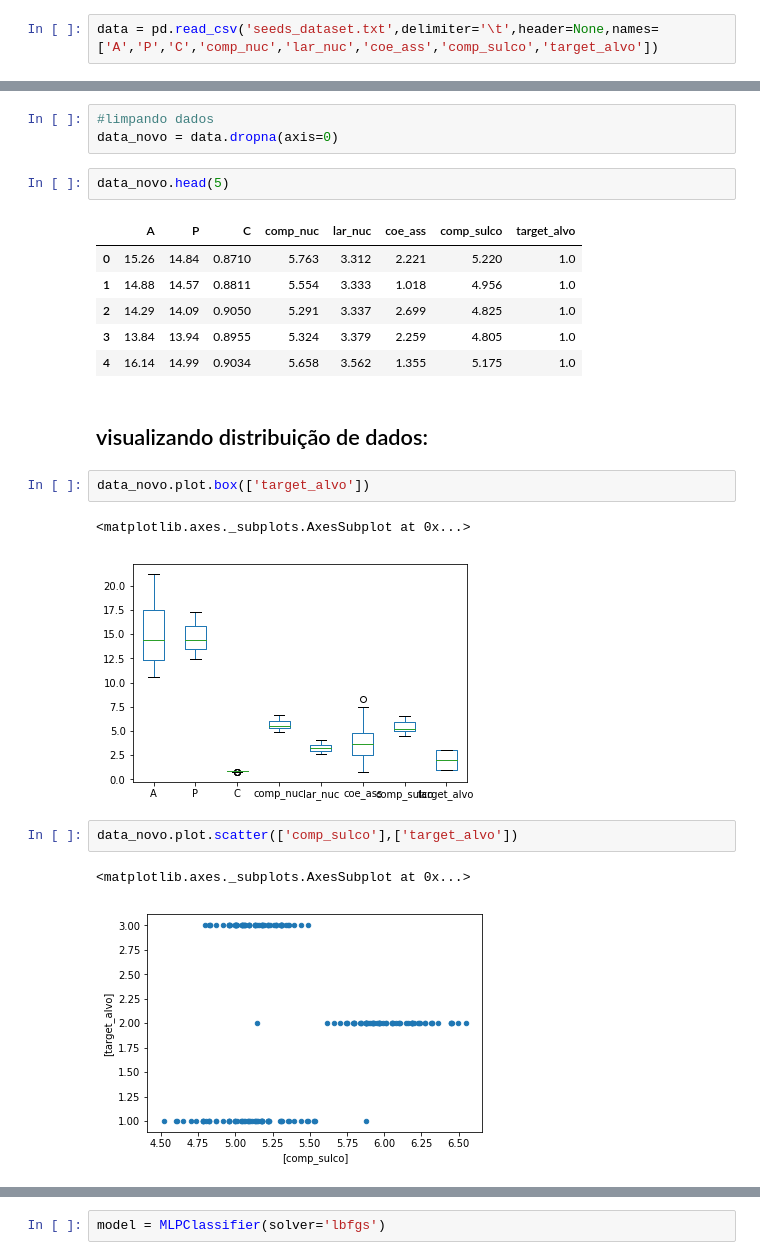
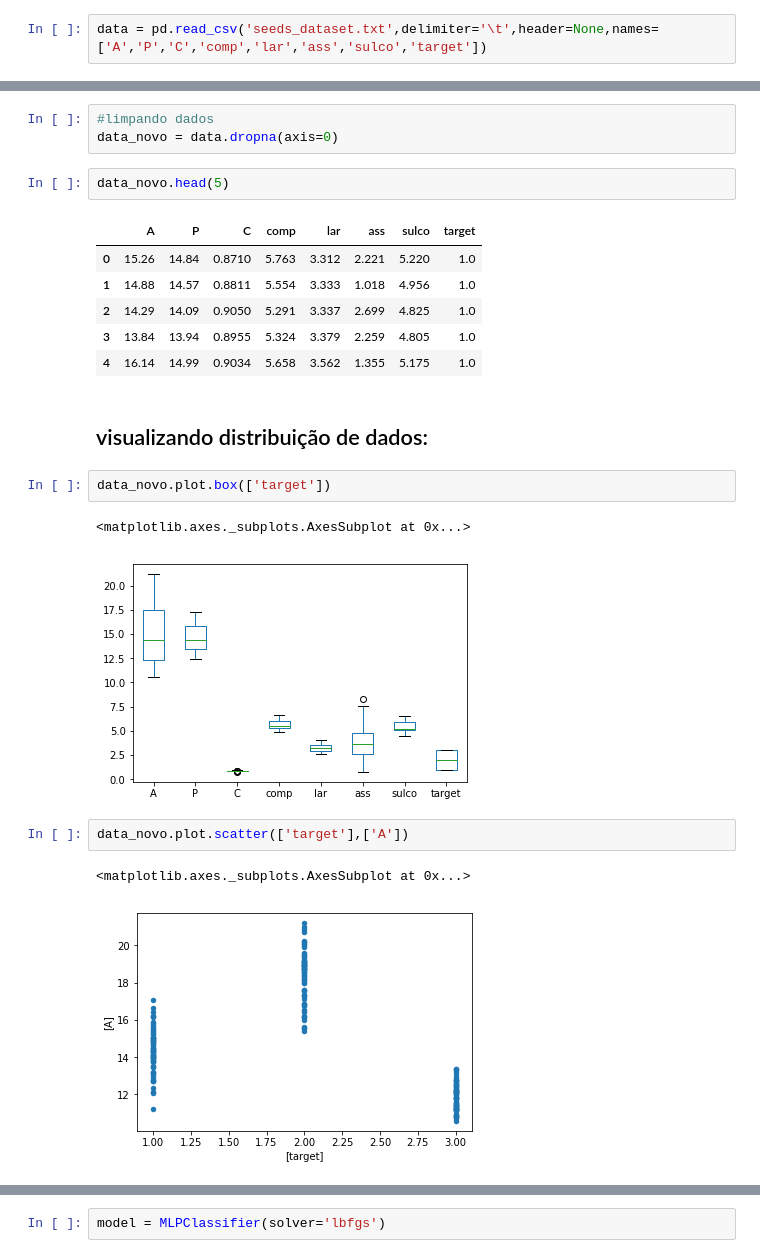
Before and after one commit to jailsonpj/neural_network, a Jupyter notebook: projetos_praticos/projeto-4/projeto pratico 4.ipynb, the cells around one changed output, grey strips where cells are left out. Cells and saved outputs as stored; diff of their text form.

```diff
--- a/projetos_praticos/projeto-4/projeto pratico 4.ipynb
+++ b/projetos_praticos/projeto-4/projeto pratico 4.ipynb
@@ -42,7 +47,7 @@ Os parâmetros do estimador usados para aplicar esses métodos são otimizados p
 # %% [markdown]
 # Visualização dos Dados
 # %%
-data = pd.read_csv('seeds_dataset.txt',delimiter='\t',header=None,names=['A','P','C','comp_nuc','lar_nuc','coe_ass','comp_sulco','target_alvo'])
+data = pd.read_csv('seeds_dataset.txt',delimiter='\t',header=None,names=['A','P','C','comp','lar','ass','sulco','target'])
 # %%
 data.head(5)
 # %% [output]
@@ -79,7 +82,7 @@ data_novo = data.dropna(axis=0)
 # %%
 data_novo.head(5)
 # %% [output]
-|  | A | P | C | comp_nuc | lar_nuc | coe_ass | comp_sulco | target_alvo |
+|  | A | P | C | comp | lar | ass | sulco | target |
 | 0 | 15.26 | 14.84 | 0.8710 | 5.763 | 3.312 | 2.221 | 5.220 | 1.0 |
 | 1 | 14.88 | 14.57 | 0.8811 | 5.554 | 3.333 | 1.018 | 4.956 | 1.0 |
 | 2 | 14.29 | 14.09 | 0.9050 | 5.291 | 3.337 | 2.699 | 4.825 | 1.0 |
@@ -88,13 +91,13 @@ data_novo.head(5)
 # %% [markdown]
 ## visualizando distribuição de dados:
 # %%
-data_novo.plot.box(['target_alvo'])
+data_novo.plot.box(['target'])
 # %% [output]
 <matplotlib.axes._subplots.AxesSubplot at 0x...>
-[figure, old version]
+[figure, new version]
 # %%
-data_novo.plot.scatter(['comp_sulco'],['target_alvo'])
+data_novo.plot.scatter(['target'],['A'])
 # %% [output]
 <matplotlib.axes._subplots.AxesSubplot at 0x...>
-[figure, old version]
+[figure, new version]
 # %% [markdown]
```
Also changed, not shown: parts of 56 cells of this notebook.
